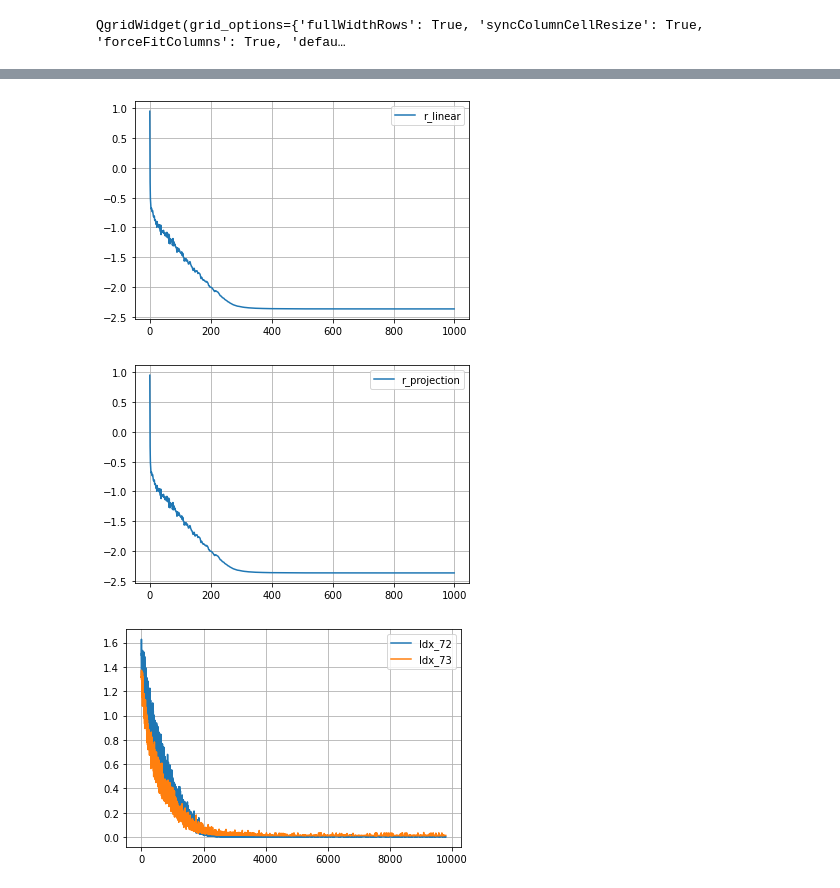
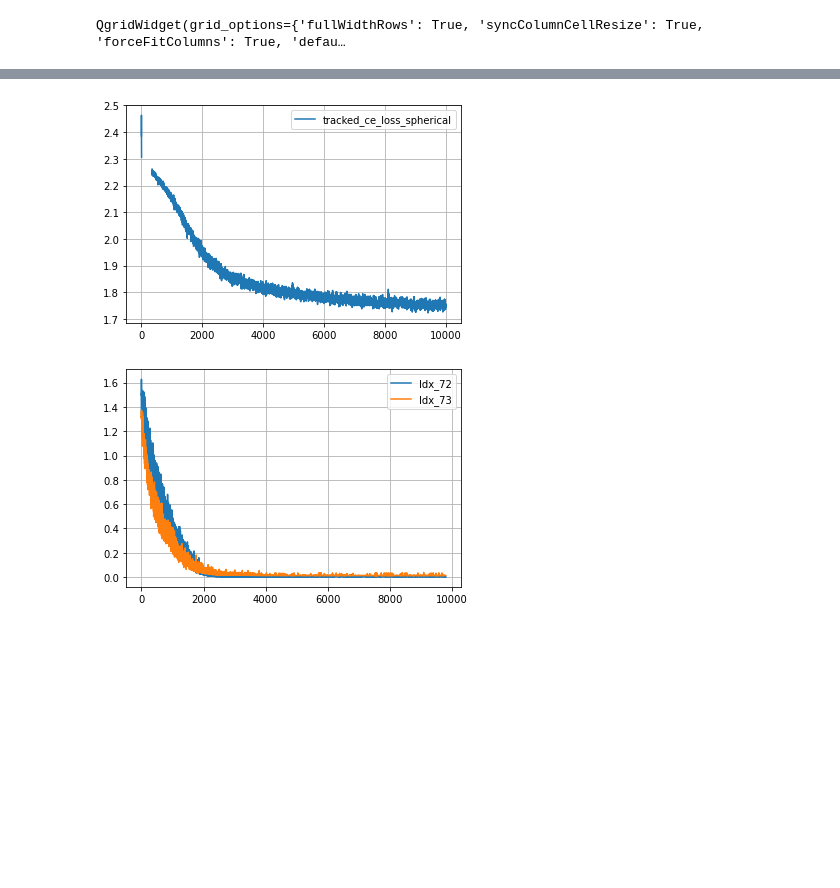
Before and after one commit to plus-rkwitt/py_supcon_vs_ce, a Jupyter notebook: explore_results.ipynb, the cells around one changed output, grey strips where cells are left out. Cells and saved outputs as stored; diff of their text form; code cells hidden in the pictures; blank space fills up the shorter version.

```diff
--- a/explore_results.ipynb
+++ b/explore_results.ipynb
@@ -219,9 +210,11 @@ plt_losses(-1, from_batch_i=0)
 # %%
-plt_curves(-1, ['r_linear', ])
-plt_curves(-1, 'r_projection')
+plt_curves(-1, [
+#     'r_linear',
+    'tracked_ce_loss_spherical',
+#     'batch_CrossEntropy'
+])
 # %% [output]
-[figure, old version]
+[figure, new version]
-[figure, removed]
 # %%
 plt_loss_from_multiple_exp([72, 73], 'batch_CrossEntropy', from_batch_i=200)
 # %% [output]
```
Also changed, not shown: parts of 4 cells of this notebook, 2 other files.
